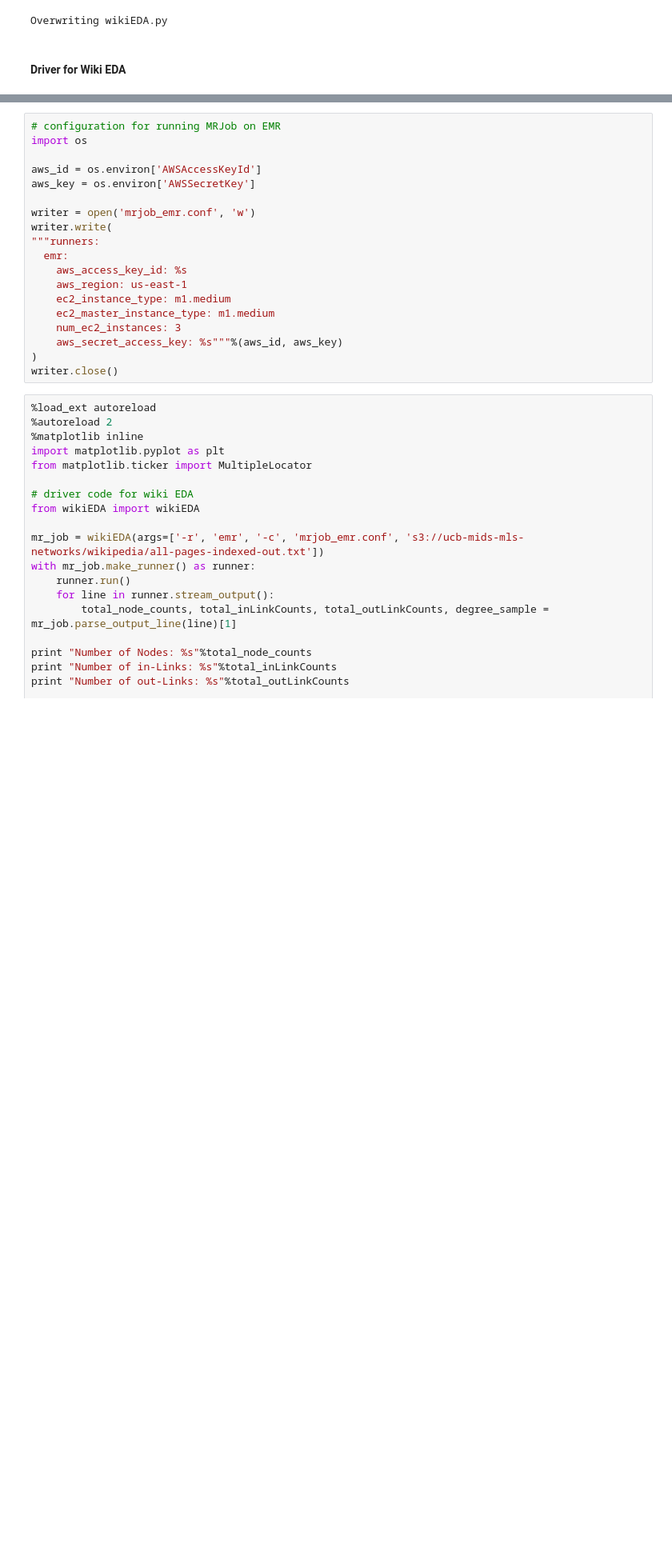
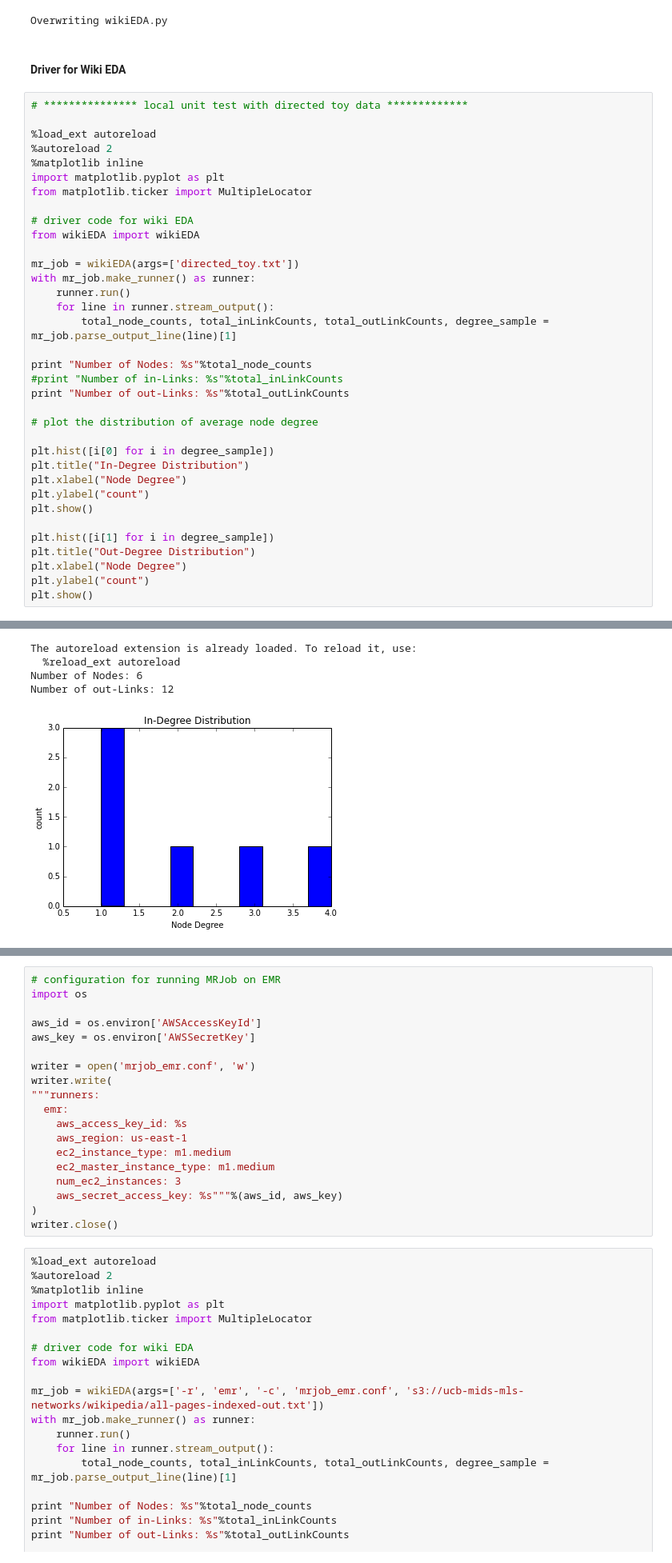
Before and after one commit to venamax/MIDS-W261, a Jupyter notebook: MIDS-W261-2016_HWK7-Week08-Team5.ipynb, the cells around one changed output, grey strips where cells are left out. Shown: that part at 80% size. Drawn from its saved outputs; the diff is of its cells as text; blank space fills up the shorter version.

```diff
--- a/MIDS-W261-2016_HWK7-Week08-Team5.ipynb
+++ b/MIDS-W261-2016_HWK7-Week08-Team5.ipynb
@@ -468,3 +470,39 @@ if __name__ == '__main__':
 Overwriting wikiEDA.py
 # %% [markdown]
 #### Driver for Wiki EDA
+# %%
+# *************** local unit test with directed toy data *************
+
+%load_ext autoreload
+%autoreload 2
+%matplotlib inline
+import matplotlib.pyplot as plt
+from matplotlib.ticker import MultipleLocator
+
+# driver code for wiki EDA
+from wikiEDA import wikiEDA
+
+mr_job = wikiEDA(args=['directed_toy.txt'])
+with mr_job.make_runner() as runner:
+    runner.run()
+    for line in runner.stream_output():
+        total_node_counts, total_inLinkCounts, total_outLinkCounts, degree_sample = mr_job.parse_output_line(line)[1]
+
+print "Number of Nodes: %s"%total_node_counts
+#print "Number of in-Links: %s"%total_inLinkCounts
+print "Number of out-Links: %s"%total_outLinkCounts
+
+# plot the distribution of average node degree
+
+plt.hist([i[0] for i in degree_sample])
+plt.title("In-Degree Distribution")
+plt.xlabel("Node Degree")
+plt.ylabel("count")
+plt.show()
+
+plt.hist([i[1] for i in degree_sample])
+plt.title("Out-Degree Distribution")
+plt.xlabel("Node Degree")
+plt.ylabel("count")
+plt.show()
+# %% [output]
@@ -470,0 +512,5 @@ Overwriting wikiEDA.py
+The autoreload extension is already loaded. To reload it, use:
+  %reload_ext autoreload
+Number of Nodes: 6
+Number of out-Links: 12
+[figure, added]
```
Also changed, not shown: parts of 2 cells of this notebook.
